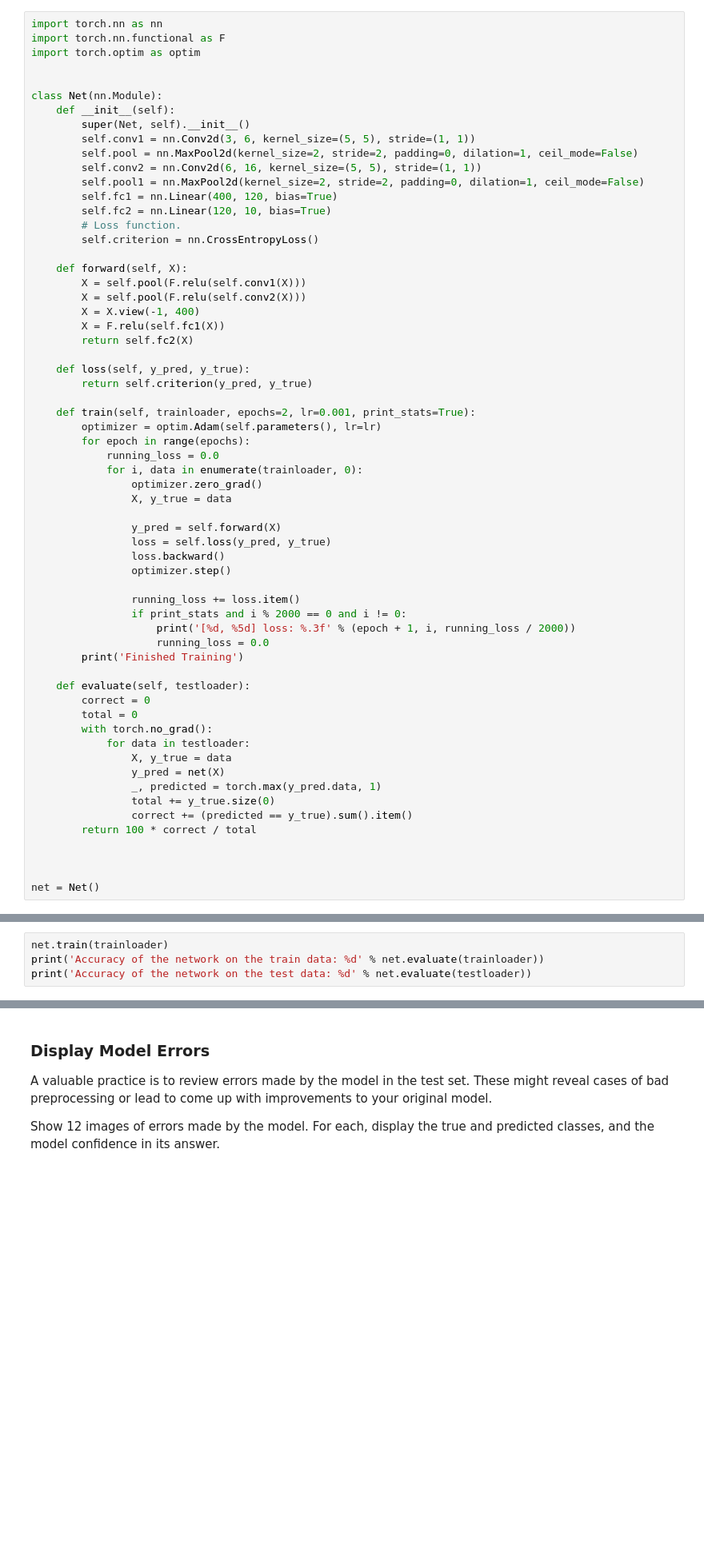
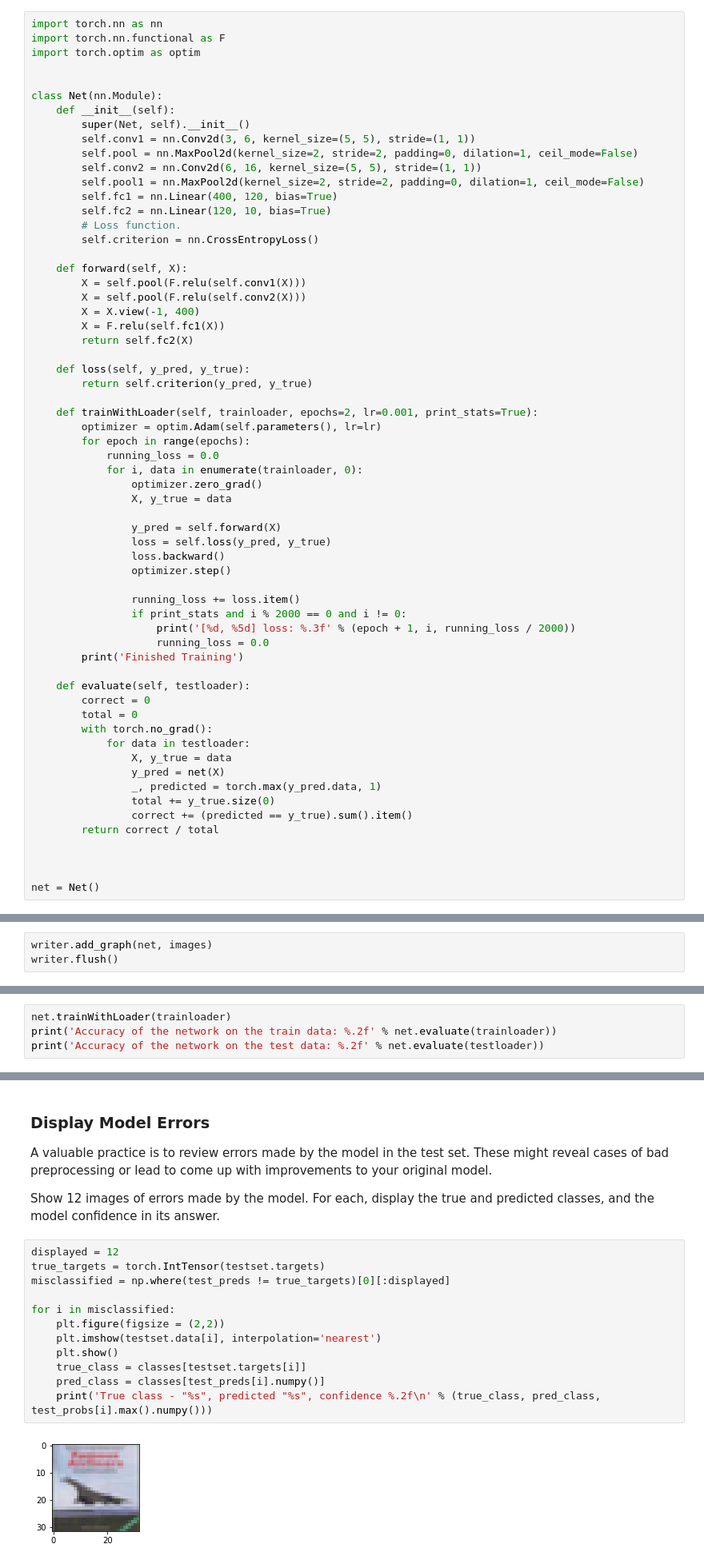
Before and after one commit to yaarams/yandex, a Jupyter notebook: dl/assignment2/NN_in_pytorch.ipynb, the cells around one changed output, grey strips where cells are left out. Shown at 80% size. Drawn from its saved outputs; the diff is of its cells as text; blank space fills up the shorter version.

```diff
--- a/dl/assignment2/NN_in_pytorch.ipynb
+++ b/dl/assignment2/NN_in_pytorch.ipynb
@@ -129,7 +128,7 @@ class Net(nn.Module):
     def loss(self, y_pred, y_true):
         return self.criterion(y_pred, y_true)
 
-    def train(self, trainloader, epochs=2, lr=0.001, print_stats=True):
+    def trainWithLoader(self, trainloader, epochs=2, lr=0.001, print_stats=True):
         optimizer = optim.Adam(self.parameters(), lr=lr)
         for epoch in range(epochs):
             running_loss = 0.0
@@ -158,7 +157,7 @@ class Net(nn.Module):
                 _, predicted = torch.max(y_pred.data, 1)
                 total += y_true.size(0)
                 correct += (predicted == y_true).sum().item()
-        return 100 * correct / total
+        return correct / total
 
 
 
@@ -249,6 +246,9 @@ print(net)
 TensorBoard can help visualize the network graph. It takes practice to read these.
 
 Write the graph to TensorBoard and review it.
+# %%
+writer.add_graph(net, images)
+writer.flush()
 # %% [markdown]
 You can also use the package `torchsummary` for a fuller info on the model:
 # %%
@@ -268,5 +290,5 @@ Next, we'll train the network. In the training loop, log relevant metrics that w
 # %%
-net.train(trainloader)
-print('Accuracy of the network on the train data: %d' % net.evaluate(trainloader))
-print('Accuracy of the network on the test data: %d' % net.evaluate(testloader))
+net.trainWithLoader(trainloader)
+print('Accuracy of the network on the train data: %.2f' % net.evaluate(trainloader))
+print('Accuracy of the network on the test data: %.2f' % net.evaluate(testloader))
 # %% [output]
@@ -303,3 +353,17 @@ Use TensorBoard to plot the precision-recall curve:
 A valuable practice is to review errors made by the model in the test set. These might reveal cases of bad preprocessing or lead to come up with improvements to your original model.
 
 Show 12 images of errors made by the model. For each, display the true and predicted classes, and the model confidence in its answer.
+# %%
+displayed = 12
+true_targets = torch.IntTensor(testset.targets)
+misclassified = np.where(test_preds != true_targets)[0][:displayed]
+
+for i in misclassified:
+    plt.figure(figsize = (2,2))
+    plt.imshow(testset.data[i], interpolation='nearest')
+    plt.show()
+    true_class = classes[testset.targets[i]]
+    pred_class = classes[test_preds[i].numpy()]
+    print('True class - "%s", predicted "%s", confidence %.2f\n' % (true_class, pred_class, test_probs[i].max().numpy()))
+# %% [output]
+[figure, added]
```
Also changed, not shown: parts of 12 cells of this notebook.
